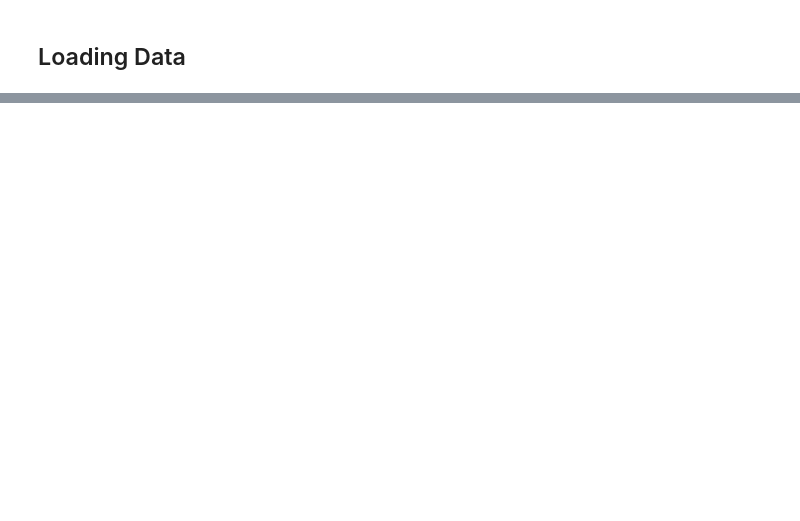
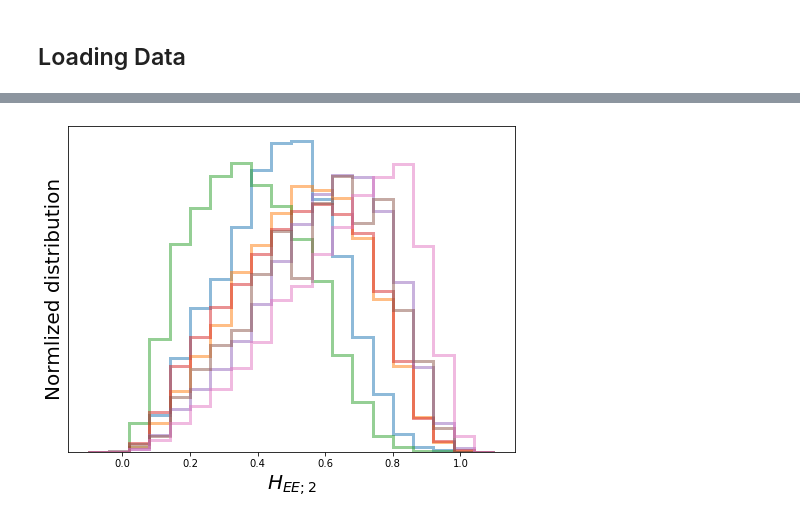
Before and after one commit to ansonkwokth/LFUV_Z-pole, a Jupyter notebook: RJpsi/FWMoments.ipynb, the cells around one changed output, grey strips where cells are left out. Cells and saved outputs as stored; diff of their text form; code cells hidden in the pictures; blank space fills up the shorter version.

```diff
--- a/RJpsi/FWMoments.ipynb
+++ b/RJpsi/FWMoments.ipynb
@@ -33,0 +148,44 @@ plt.hist(df_misid['H_EE2'], weights=[1/len(df_misid)]*len(df_misid), range=[0,1]
+# %%
+
+f = plt.figure(figsize=(8,6))
+ax1 = plt.subplot(111)
+
+bins_=20
+range_=[-0.1,1.1]
+
+# bins_=30
+# range_=[-0.5,1.]
+
+df_tau_ = df_tau[(df_tau.H_EE2<=1)&(df_tau.H_EE2>=0)]
+ax1.hist(df_tau_['H_EE2'], weights=[1/len(df_tau_)]*len(df_tau_), range=range_, bins=bins_, histtype='step', lw=3, alpha=0.5, label=r'$B_c\to J/\psi \tau \nu$', color='C0');
+
+df_mu_ = df_mu[(df_mu.H_EE2<=1)&(df_mu.H_EE2>=0)]
+ax1.hist(df_mu_['H_EE2'], weights=[1/len(df_mu_)]*len(df_mu_), range=range_, bins=bins_, histtype='step', lw=3, alpha=0.5, label=r'$B_c\to J/\psi \mu \nu$', color='C1');
+
+
+df_4b_ = df_4b[(df_4b.H_EE2<=1)&(df_4b.H_EE2>=0)]
+plt.hist(df_4b_['H_EE2'], weights=[1/len(df_4b_)]*len(df_4b_), range=range_, bins=bins_, histtype='step', lw=3, alpha=0.5, label='4b', color='C2');
+
+df_2b2c_ = df_2b2c[(df_2b2c.H_EE2<=1)&(df_2b2c.H_EE2>=0)]
+plt.hist(df_2b2c_['H_EE2'], weights=[1/len(df_2b2c_)]*len(df_2b2c_), range=range_, bins=bins_, histtype='step', lw=3, alpha=0.5, label='2b2c', color='C3');
+
+df_2b_ = df_2b[(df_2b.H_EE2<=1)&(df_2b.H_EE2>=0)]
+plt.hist(df_2b_['H_EE2'], weights=[1/len(df_2b_)]*len(df_2b_), range=range_, bins=bins_, histtype='step', lw=3, alpha=0.5, label='2b', color='C4');
+
+
+df_incl_ = df_incl[(df_incl.H_EE2<=1)&(df_incl.H_EE2>=0)]
+plt.hist(df_incl_['H_EE2'], weights=[1/len(df_incl_)]*len(df_incl_), range=range_, bins=bins_, histtype='step', lw=3, alpha=0.5, label='Incl.', color='C5');
+
+df_misid_ = df_misid[(df_misid.H_EE2<=1)&(df_misid.H_EE2>=0)]
+plt.hist(df_misid_['H_EE2'], weights=[1/len(df_misid_)]*len(df_misid_), range=range_, bins=bins_, histtype='step', lw=3, alpha=0.5, label='MisID', color='C6');
+
+
+
+ax1.set_ylabel('Normlized distribution', fontsize=20)
+ax1.set_xlabel(r'$H_{EE;2}$', fontsize=20)
+ax1.set_yticks([])
+# ax1.legend(loc=2, fontsize=20)
+
+f.savefig('./figures/FWM_EE2')
+# %% [output]
+[figure, added]
```
Also changed, not shown: parts of 22 cells of this notebook.
